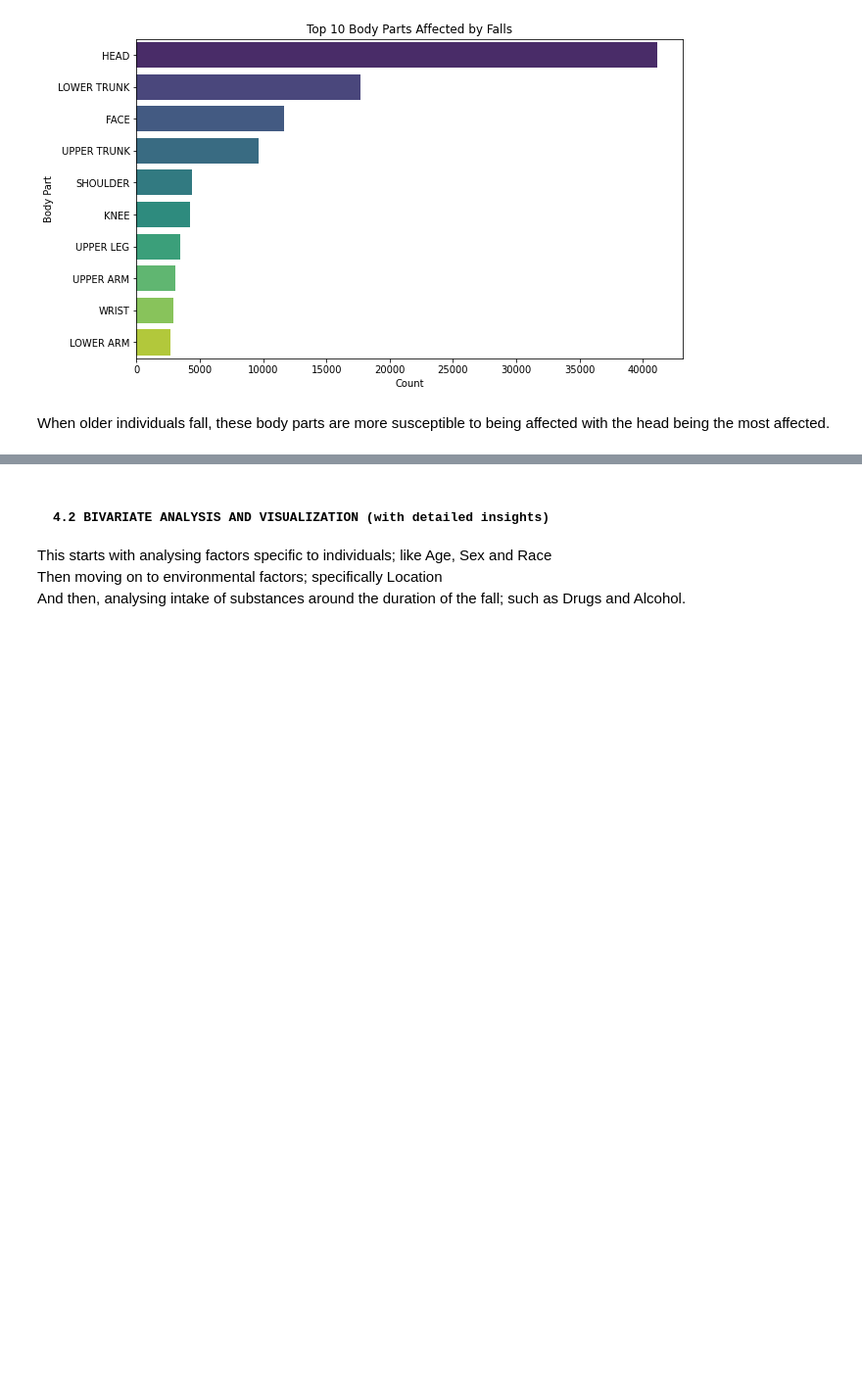
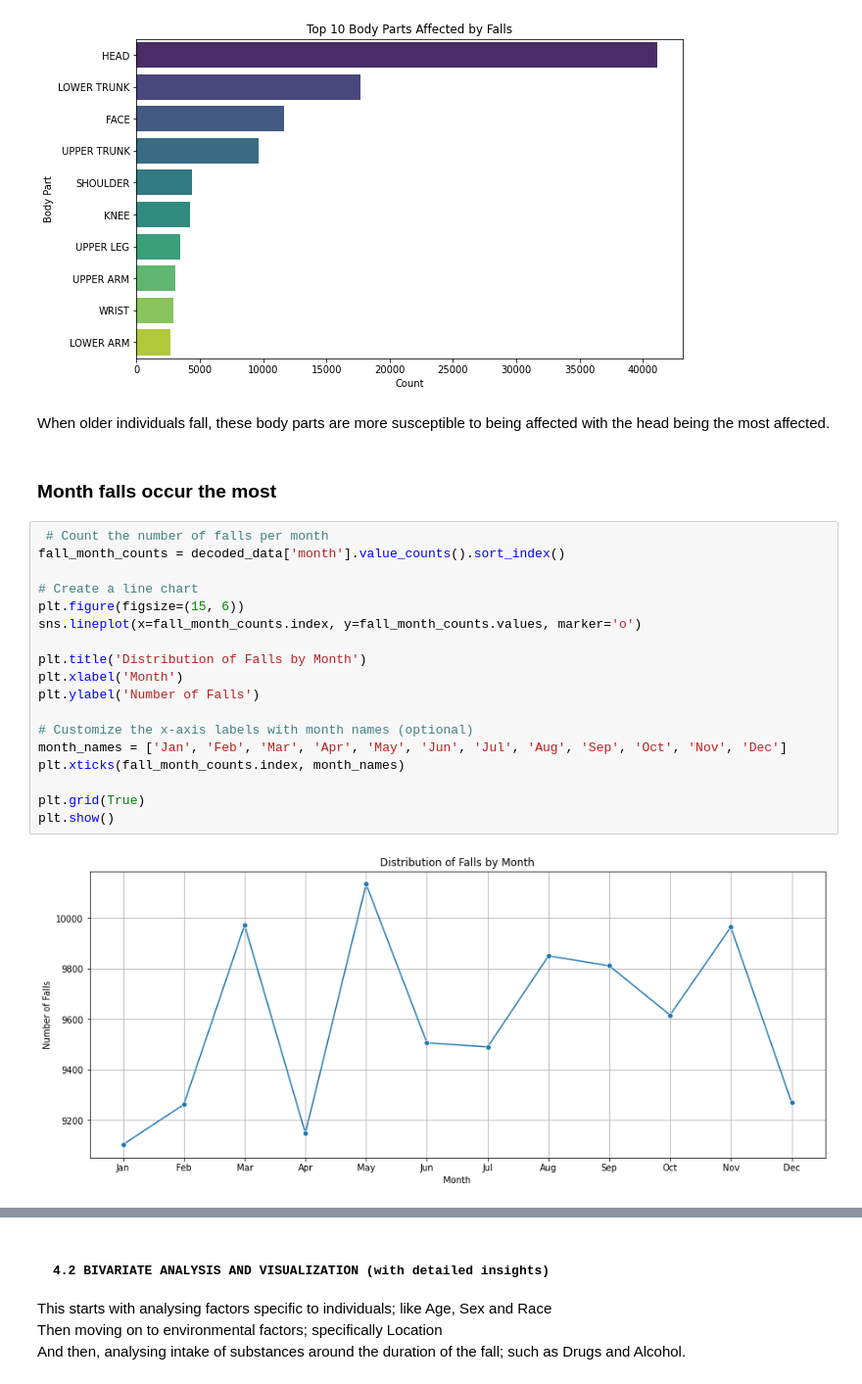
Before and after one commit to Queenvivy/CDC, a Jupyter notebook: CDC Adult Falls Edited.ipynb, the cells around one changed output, grey strips where cells are left out. Shown at 98% size. Cells and saved outputs as stored; diff of their text form; blank space fills up the shorter version.

```diff
--- a/CDC Adult Falls Edited.ipynb
+++ b/CDC Adult Falls Edited.ipynb
@@ -474,3 +534,25 @@ plt.show()
 [figure]
 # %% [markdown]
 When older individuals fall, these body parts are more susceptible to being affected with the head being the most affected.
+# %% [markdown]
+### Month falls occur the most
+# %%
+ # Count the number of falls per month
+fall_month_counts = decoded_data['month'].value_counts().sort_index()
+
+# Create a line chart
+plt.figure(figsize=(15, 6))
+sns.lineplot(x=fall_month_counts.index, y=fall_month_counts.values, marker='o')
+
+plt.title('Distribution of Falls by Month')
+plt.xlabel('Month')
+plt.ylabel('Number of Falls')
+
+# Customize the x-axis labels with month names (optional)
+month_names = ['Jan', 'Feb', 'Mar', 'Apr', 'May', 'Jun', 'Jul', 'Aug', 'Sep', 'Oct', 'Nov', 'Dec']
+plt.xticks(fall_month_counts.index, month_names)
+
+plt.grid(True)
+plt.show()
+# %% [output]
+[figure, added]
```
Also changed, not shown: parts of 17 cells of this notebook.
